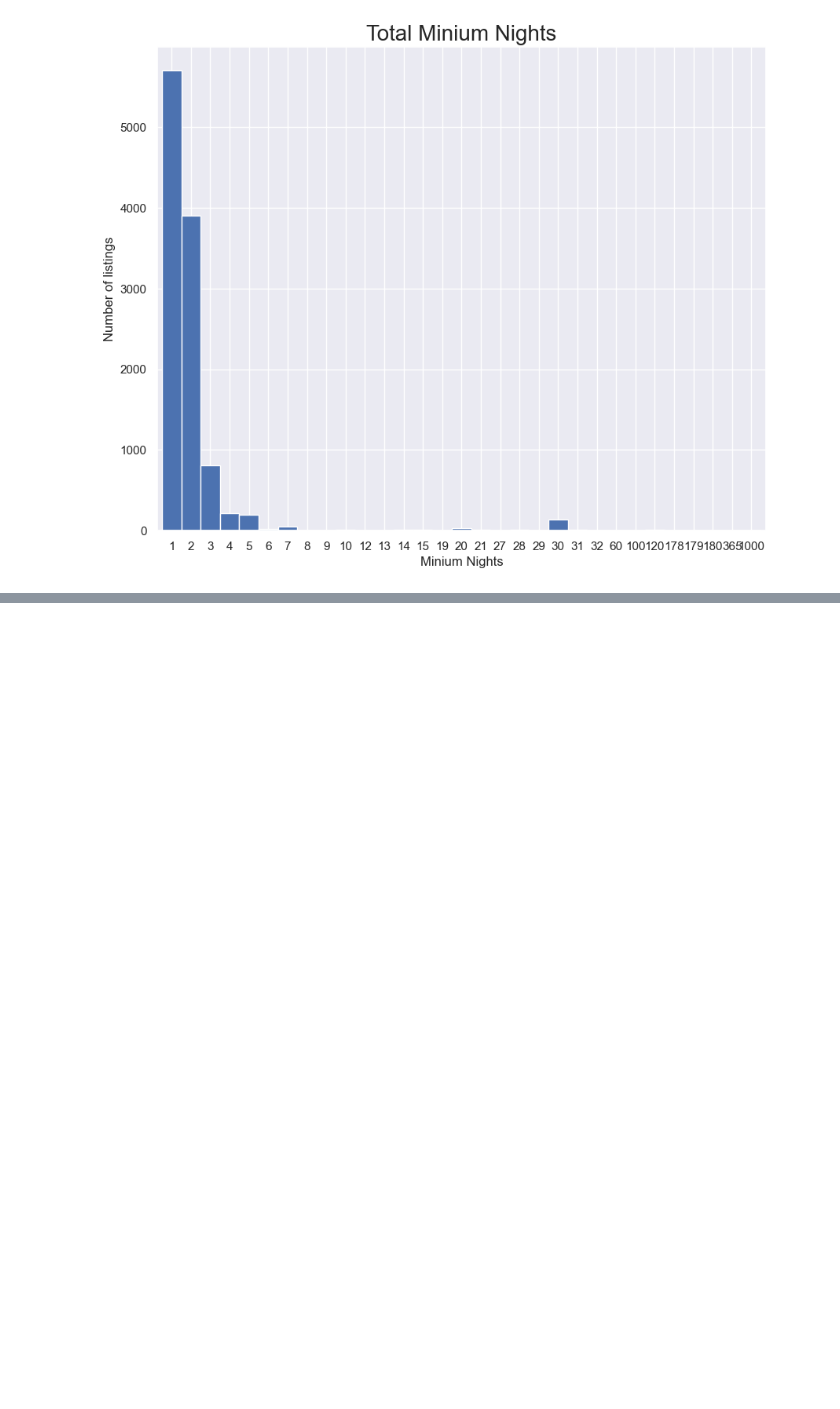
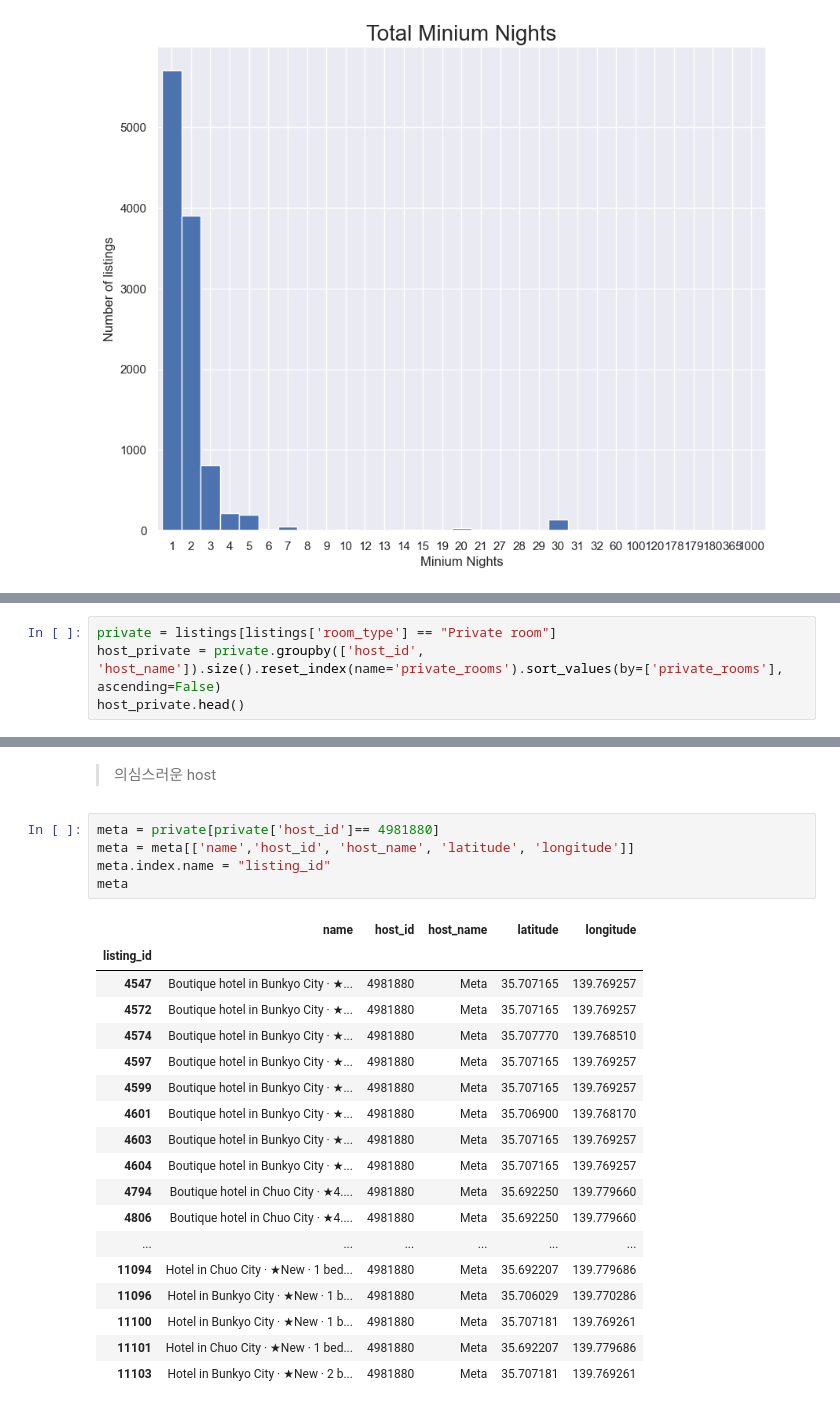
Before and after one commit to zinnie1025/AirbnbWise, a Jupyter notebook: Tokyo_Airbnb/jieun/Airbnb_EDA2/EDA.ipynb, the cells around one changed output, grey strips where cells are left out. Drawn from its saved outputs; the diff is of its cells as text; blank space fills up the shorter version.

```diff
--- a/Tokyo_Airbnb/jieun/Airbnb_EDA2/EDA.ipynb
+++ b/Tokyo_Airbnb/jieun/Airbnb_EDA2/EDA.ipynb
@@ -121,0 +124,4 @@ plt.show()
+# %%
+private = listings[listings['room_type'] == "Private room"]
+host_private = private.groupby(['host_id', 'host_name']).size().reset_index(name='private_rooms').sort_values(by=['private_rooms'], ascending=False)
+host_private.head()
@@ -121,0 +146,26 @@ plt.show()
+# %% [markdown]
+> 의심스러운 host
+# %%
+meta = private[private['host_id']== 4981880]
+meta = meta[['name','host_id', 'host_name', 'latitude', 'longitude']]
+meta.index.name = "listing_id"
+meta
+# %% [output]
+|  | name | host_id | host_name | latitude | longitude |
+| listing_id |  |  |  |  |  |
+| 4547 | Boutique hotel in Bunkyo City · ★... | 4981880 | Meta | 35.707165 | 139.769257 |
+| 4572 | Boutique hotel in Bunkyo City · ★... | 4981880 | Meta | 35.707165 | 139.769257 |
+| 4574 | Boutique hotel in Bunkyo City · ★... | 4981880 | Meta | 35.707770 | 139.768510 |
+| 4597 | Boutique hotel in Bunkyo City · ★... | 4981880 | Meta | 35.707165 | 139.769257 |
+| 4599 | Boutique hotel in Bunkyo City · ★... | 4981880 | Meta | 35.707165 | 139.769257 |
+| 4601 | Boutique hotel in Bunkyo City · ★... | 4981880 | Meta | 35.706900 | 139.768170 |
+| 4603 | Boutique hotel in Bunkyo City · ★... | 4981880 | Meta | 35.707165 | 139.769257 |
+| 4604 | Boutique hotel in Bunkyo City · ★... | 4981880 | Meta | 35.707165 | 139.769257 |
+| 4794 | Boutique hotel in Chuo City · ★4.... | 4981880 | Meta | 35.692250 | 139.779660 |
+| 4806 | Boutique hotel in Chuo City · ★4.... | 4981880 | Meta | 35.692250 | 139.779660 |
+| ... | ... | ... | ... | ... | ... |
+| 11094 | Hotel in Chuo City · ★New · 1 bed... | 4981880 | Meta | 35.692207 | 139.779686 |
+| 11096 | Hotel in Bunkyo City · ★New · 1 b... | 4981880 | Meta | 35.706029 | 139.770286 |
+| 11100 | Hotel in Bunkyo City · ★New · 1 b... | 4981880 | Meta | 35.707181 | 139.769261 |
+| 11101 | Hotel in Chuo City · ★New · 1 bed... | 4981880 | Meta | 35.692207 | 139.779686 |
+| 11103 | Hotel in Bunkyo City · ★New · 2 b... | 4981880 | Meta | 35.707181 | 139.769261 |
```
Also changed, not shown: parts of 9 cells of this notebook.
